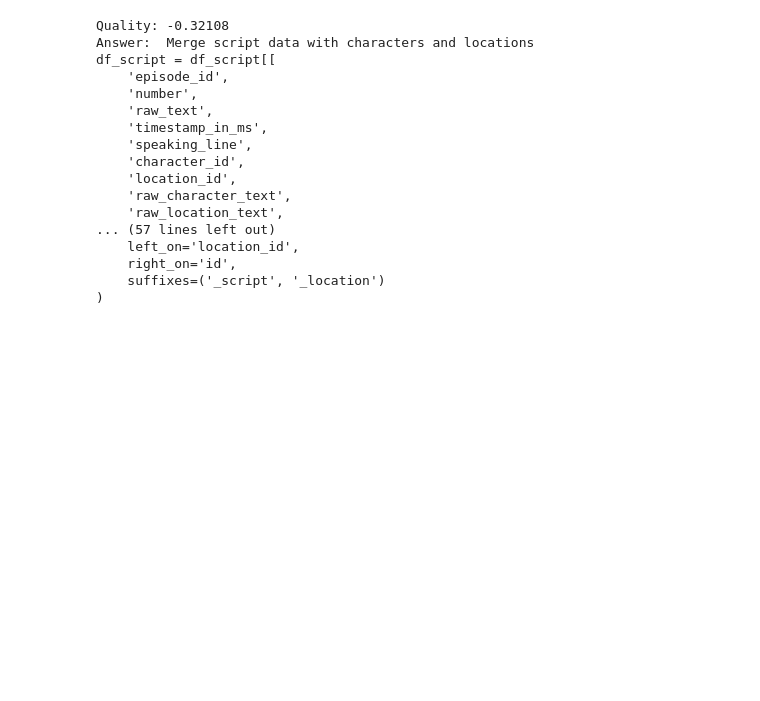
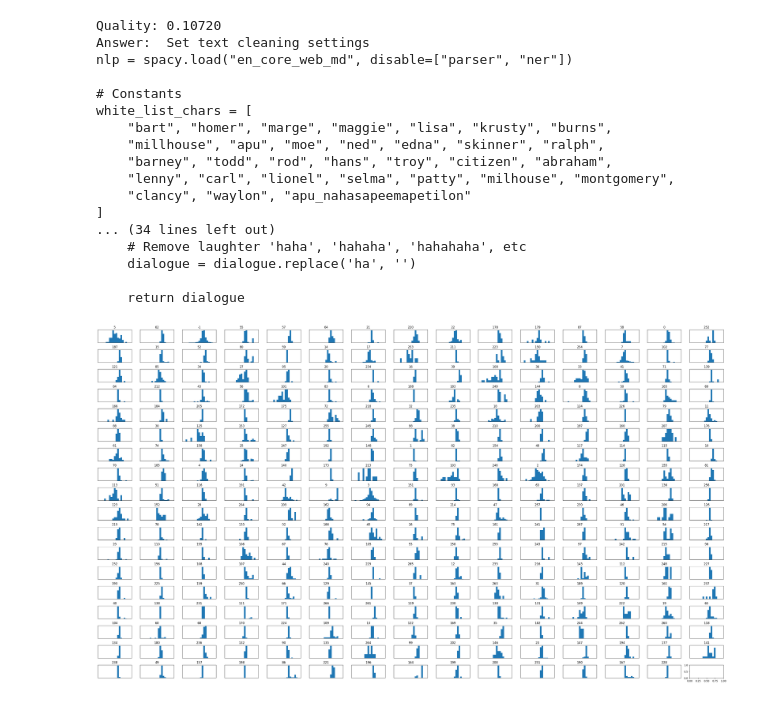
Before and after one commit to pvs-hd-tea/23ws-LLMcoder, a Jupyter notebook: experimental/multi-choice.ipynb, the cells around one changed output. Saved outputs shown, nothing was run; the diff lists cells and outputs as text; code cells hidden in the pictures; blank space fills up the shorter version.

```diff
--- a/experimental/multi-choice.ipynb
+++ b/experimental/multi-choice.ipynb
@@ -153,23 +169,23 @@ display(df_episodes.head())
 # %%
 # Show the worst quality answers
 worst_quality_answers = sorted(zip(quality_scores, answer_list), reverse=False)
-for quality, answer in worst_quality_answers[:4]:
+for quality, answer in worst_quality_answers[:2]:
     print(f"Quality: {quality:.5f}\nAnswer: {answer}\n")
 # %% [output]
-Quality: -0.32108
-Answer:  Merge script data with characters and locations
-df_script = df_script[[
-    'episode_id',
-    'number',
-    'raw_text',
-    'timestamp_in_ms',
-    'speaking_line',
-    'character_id',
-    'location_id',
-    'raw_character_text',
-    'raw_location_text',
-... (57 lines left out)
-    left_on='location_id',
-    right_on='id',
-    suffixes=('_script', '_location')
-)
+Quality: 0.10720
+Answer:  Set text cleaning settings
+nlp = spacy.load("en_core_web_md", disable=["parser", "ner"])
+
+# Constants
+white_list_chars = [
+    "bart", "homer", "marge", "maggie", "lisa", "krusty", "burns",
+    "millhouse", "apu", "moe", "ned", "edna", "skinner", "ralph",
+    "barney", "todd", "rod", "hans", "troy", "citizen", "abraham",
+    "lenny", "carl", "lionel", "selma", "patty", "milhouse", "montgomery",
+    "clancy", "waylon", "apu_nahasapeemapetilon"
+]
+... (34 lines left out)
+    # Remove laughter 'haha', 'hahaha', 'hahahaha', etc
+    dialogue = dialogue.replace('ha', '')
+
+    return dialogue
@@ -175,0 +194,27 @@ df_script = df_script[[
+# %%
+topic_quality_scores = {id: [] for id in topic_model.topics_}
+topic_needs_comment_scores = {id: [] for id in topic_model.topics_}
+
+for answer, quality_score, needs_comment_score, id in zip(answer_list, quality_scores, needs_comment_scores, topic_model.topics_):
+    topic_quality_scores[id].append(quality_score)
+    topic_needs_comment_scores[id].append(needs_comment_score)
+# %%
+# Show the distribution of scores for all topics
+n_topics = len(np.unique(topic_model.topics_))
+
+N_COLS = 15
+N_ROWS = int(np.ceil(n_topics / N_COLS))
+
+fig, ax = plt.subplots(N_ROWS, N_COLS, figsize=(35, 20))
+
+bins = np.linspace(0.11, 0.22, 20)
+
+for i, (topic_id, quality_scores) in enumerate(topic_quality_scores.items()):
+    ax[i // N_COLS, i % N_COLS].hist(quality_scores, bins=bins)
+    ax[i // N_COLS, i % N_COLS].set_title(f"{topic_id}")
+    ax[i // N_COLS, i % N_COLS].set_yticks([])
+    ax[i // N_COLS, i % N_COLS].set_xticks([])
+
+fig.tight_layout()
+# %% [output]
+[figure, added]
```
Also changed, not shown: parts of 18 cells of this notebook, 1 other file.
